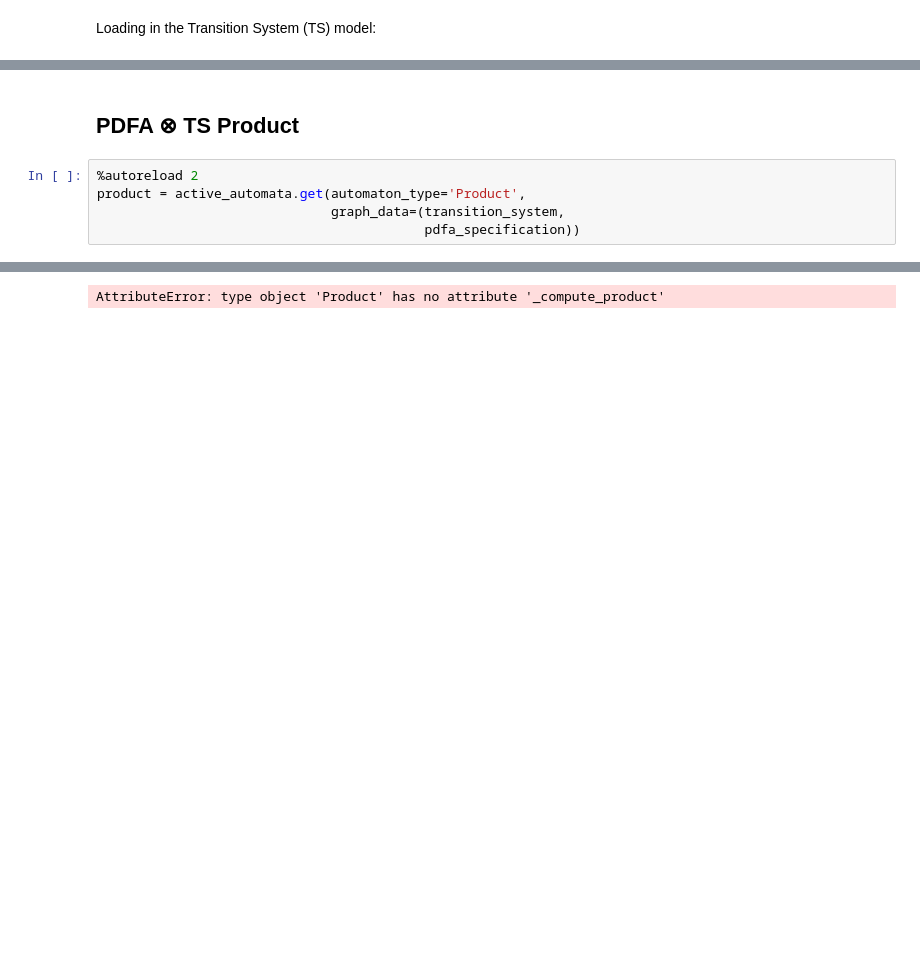
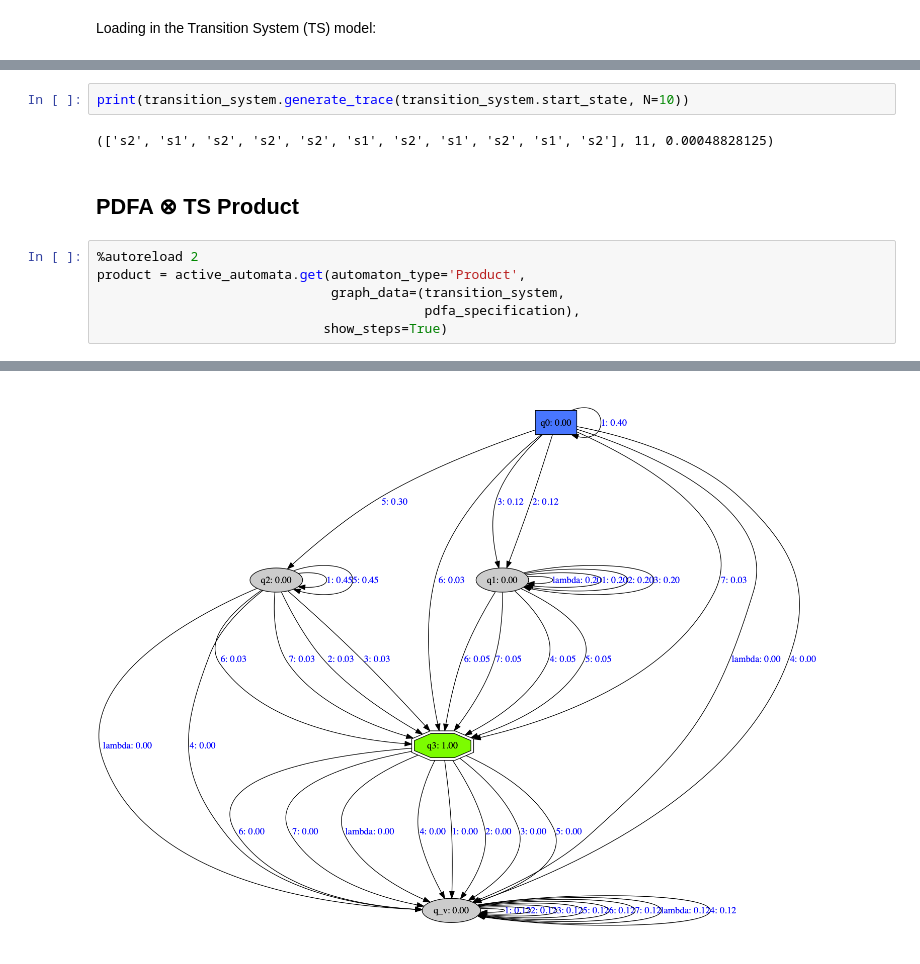
Before and after one commit to nicholasRenninger/wombats_experiments, a Jupyter notebook: pdfa_synthesis_experiments.ipynb, the cells around one changed output, grey strips where cells are left out. Drawn from its saved outputs; the diff is of its cells as text; blank space fills up the shorter version.

```diff
--- a/pdfa_synthesis_experiments.ipynb
+++ b/pdfa_synthesis_experiments.ipynb
@@ -66,8 +46,13 @@ pdfa_specification.
+# %%
+print(transition_system.generate_trace(transition_system.start_state, N=10))
+# %% [output]
+(['s2', 's1', 's2', 's2', 's2', 's1', 's2', 's1', 's2', 's1', 's2'], 11, 0.00048828125)
 # %% [markdown]
 ## PDFA ⊗ TS Product
 # %%
 %autoreload 2
 product = active_automata.get(automaton_type='Product',
                               graph_data=(transition_system,
-                                          pdfa_specification))
+                                          pdfa_specification),
+                             show_steps=True)
 # %% [output]
@@ -76 +59 @@ product = active_automata.get(automaton_type='Product',
-AttributeError: type object 'Product' has no attribute '_compute_product'
+[figure, added]
```
Also changed, not shown: parts of 8 cells of this notebook, 14 other files.
